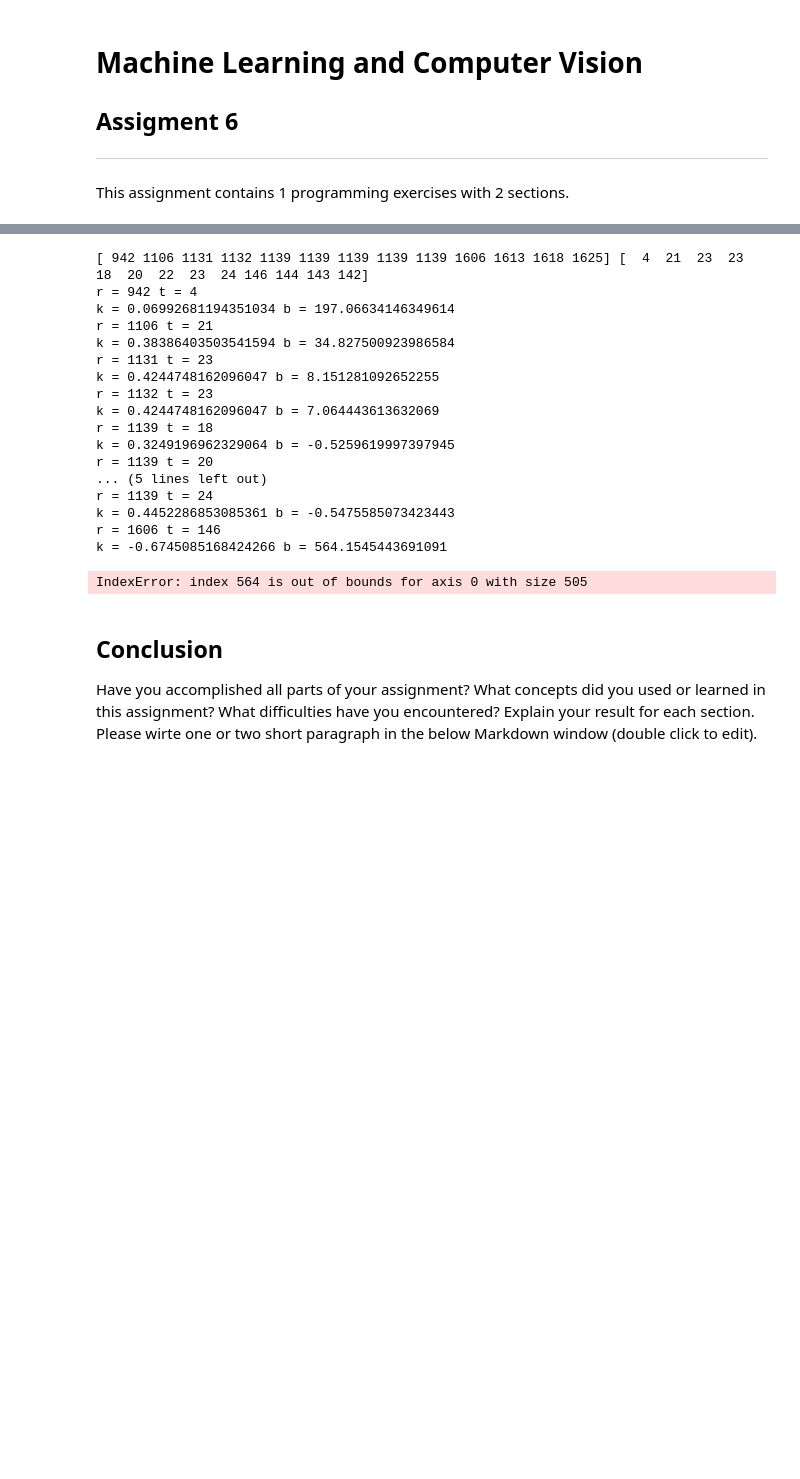
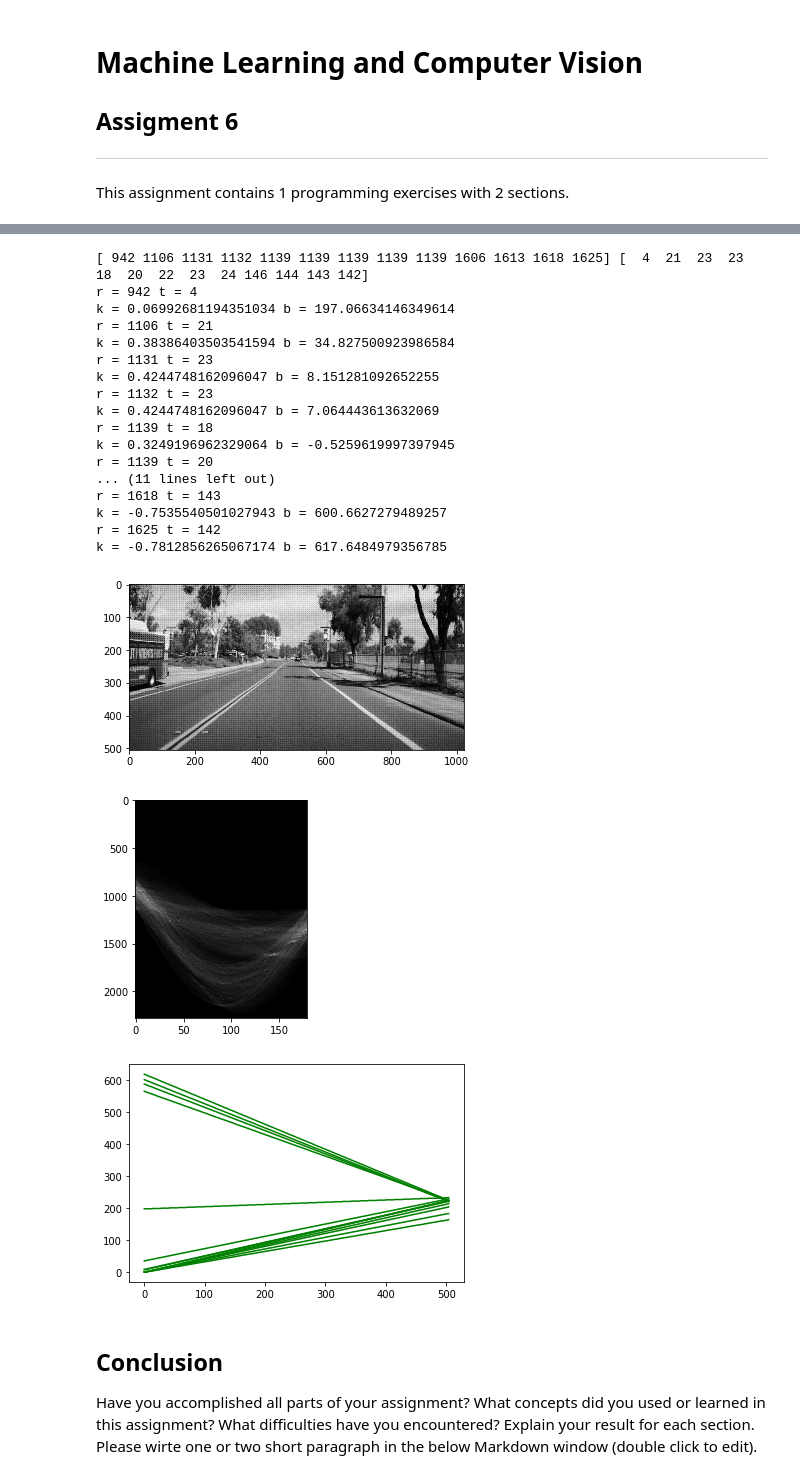
Before and after one commit to wxharry/Computer-vision, a Jupyter notebook: Semantic Segmentation with application in Computer Vision (Xiaohan)/assignment6/assignment6.ipynb, the cells around one changed output, grey strips where cells are left out. Cells and saved outputs as stored; diff of their text form; code cells hidden in the pictures; blank space fills up the shorter version.

```diff
--- a/Semantic Segmentation with application in Computer Vision (Xiaohan)/assignment6/assignment6.ipynb
+++ b/Semantic Segmentation with application in Computer Vision (Xiaohan)/assignment6/assignment6.ipynb
@@ -154,48 +149,47 @@ im = imread("lane.png")
 grayimg = cv2.cvtColor(im, cv2.COLOR_BGR2GRAY)
 
 gaus = cv2.GaussianBlur(grayimg,(3,3),0)
 imCanny = cv2.Canny(gaus, 50, 150, apertureSize=3)
 imCanny[np.where(imCanny > 0)] = 1
 
 hough, rhos, thetas = Hough_transform(imCanny)
 
 th = 0.75 * np.max(hough)
-line = plot_detected_line(imCanny, hough, rhos, thetas ,th)
-
-# line = np.zeros(grayimg.shape)
-# line[200:300, 200:205] = 255
-# imAddLine = grayimg + line
-# imAddLine[np.where(imAddLine > 255)] = 255
 
 plt.imshow(im, cmap='gray')
 # plt.figure()
 # plt.imshow(imCanny, cmap='gray')
 plt.figure()
 plt.imshow(hough, cmap='gray', aspect=0.1)
 plt.figure()
-plt.imshow(line, cmap='gray')
-plt.figure()
-plt.imshow(imAddLine, cmap='gray')
+plot_detected_line(imCanny, hough, rhos, thetas ,th)
+# plt.xticks(range(grayimg.shape[0]))
+# plt.yticks(range(grayimg.shape[1]))
+# plt.imshow(line, cmap='gray')
+# plt.figure()
+# plt.imshow(imAddLine, cmap='gray')
 plt.show()
 # %% [output]
 [ 942 1106 1131 1132 1139 1139 1139 1139 1139 1606 1613 1618 1625] [  4  21  23  23  18  20  22  23  24 146 144 143 142]
 r = 942 t = 4
 k = 0.06992681194351034 b = 197.06634146349614
 r = 1106 t = 21
 k = 0.38386403503541594 b = 34.827500923986584
 r = 1131 t = 23
 k = 0.4244748162096047 b = 8.151281092652255
 r = 1132 t = 23
 k = 0.4244748162096047 b = 7.064443613632069
 r = 1139 t = 18
 k = 0.3249196962329064 b = -0.5259619997397945
 r = 1139 t = 20
-... (5 lines left out)
-r = 1139 t = 24
-k = 0.4452286853085361 b = -0.5475585073423443
-r = 1606 t = 146
-k = -0.6745085168424266 b = 564.1545443691091
+... (11 lines left out)
+r = 1618 t = 143
+k = -0.7535540501027943 b = 600.6627279489257
+r = 1625 t = 142
+k = -0.7812856265067174 b = 617.6484979356785
-IndexError: index 564 is out of bounds for axis 0 with size 505
+[figure, added]
+[figure, added]
+[figure, added]
 # %% [markdown]
 ## Conclusion
 
```
Also changed, not shown: parts of 1 cell of this notebook, 11 other files.
